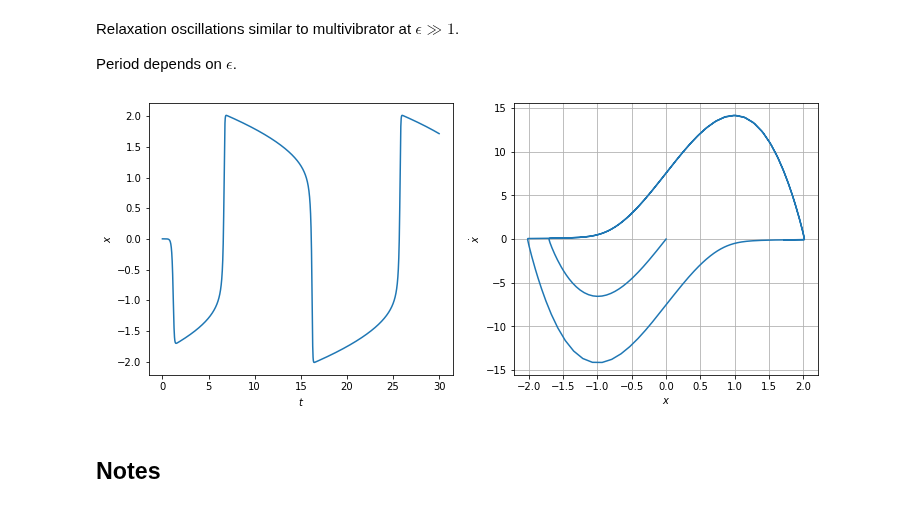
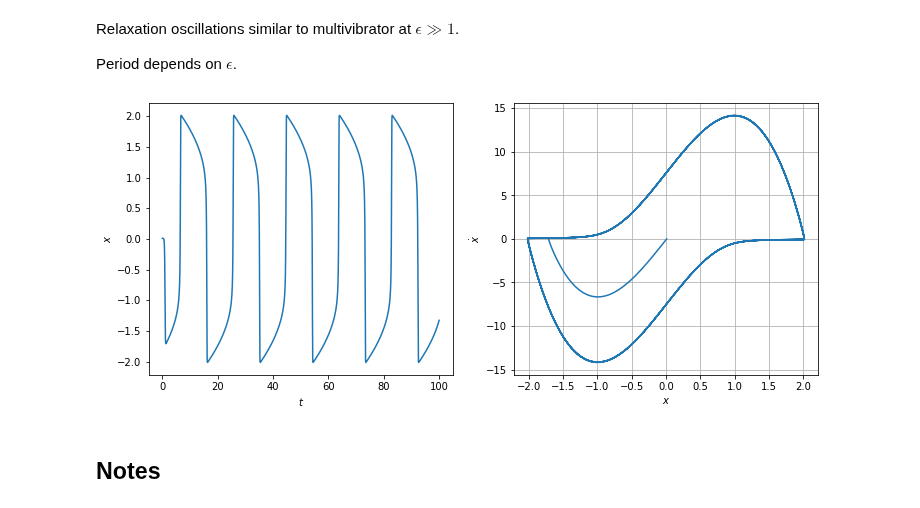
Before and after one commit to vr050714/nonlinear-vibration-seminar, a Jupyter notebook: vdp-1.ipynb, the cells around one changed output. Cells and saved outputs as stored; diff of their text form; code cells hidden in the pictures.

```diff
--- a/vdp-1.ipynb
+++ b/vdp-1.ipynb
@@ -43,7 +10,7 @@ $\displaystyle \ddot{x}_0 k_{1}^{2} + 2 \ddot{x}_0 k_{2} + 2 \ddot{x}_1 k_{1} +
 # %% [markdown]
 ## Method of averaging
 # %%
-u, v, du, dv = sp.symbols('u, v, \dot{u}, \dot{v}')
+u, v, t = sp.symbols('u, v, t')
 # %%
  x =  u*sp.cos(t) + v*sp.sin(t)
 dx = -u*sp.sin(t) + v*sp.cos(t)
@@ -109,11 +103,11 @@ Relaxation oscillations similar to multivibrator at $\epsilon \gg 1$.
 
 Period depends on $\epsilon$.
 # %%
-t = np.linspace(0, 30, 3000)
-sol = odeint(vdp, [1e-3, 0], t, args=(10,))
+t = np.linspace(0, 100, 10000)
+sol = odeint(vdp, [0.01, 0], t, args=(10,))
 plot_solution(t, sol)
 # %% [output]
-[figure, old version]
+[figure, new version]
 # %% [markdown]
 ## Notes
 # %% [markdown]
```
Also changed, not shown: parts of 17 cells of this notebook.
